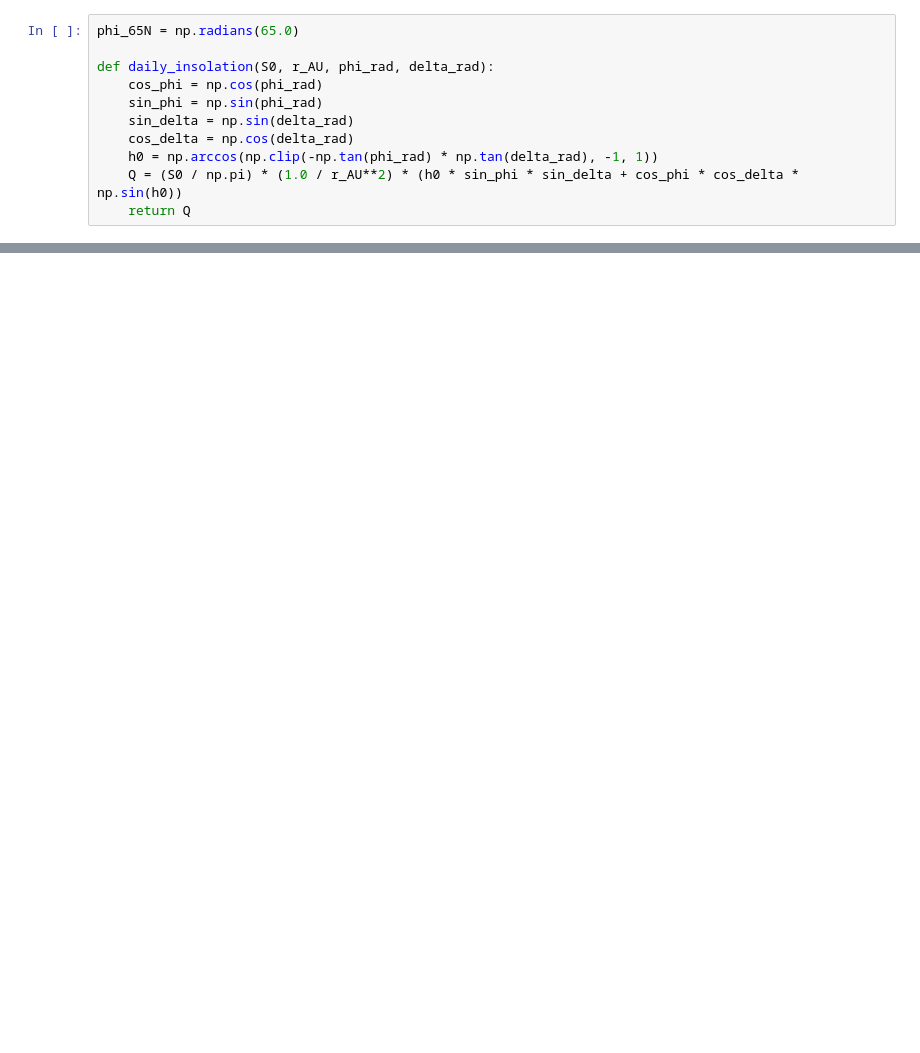
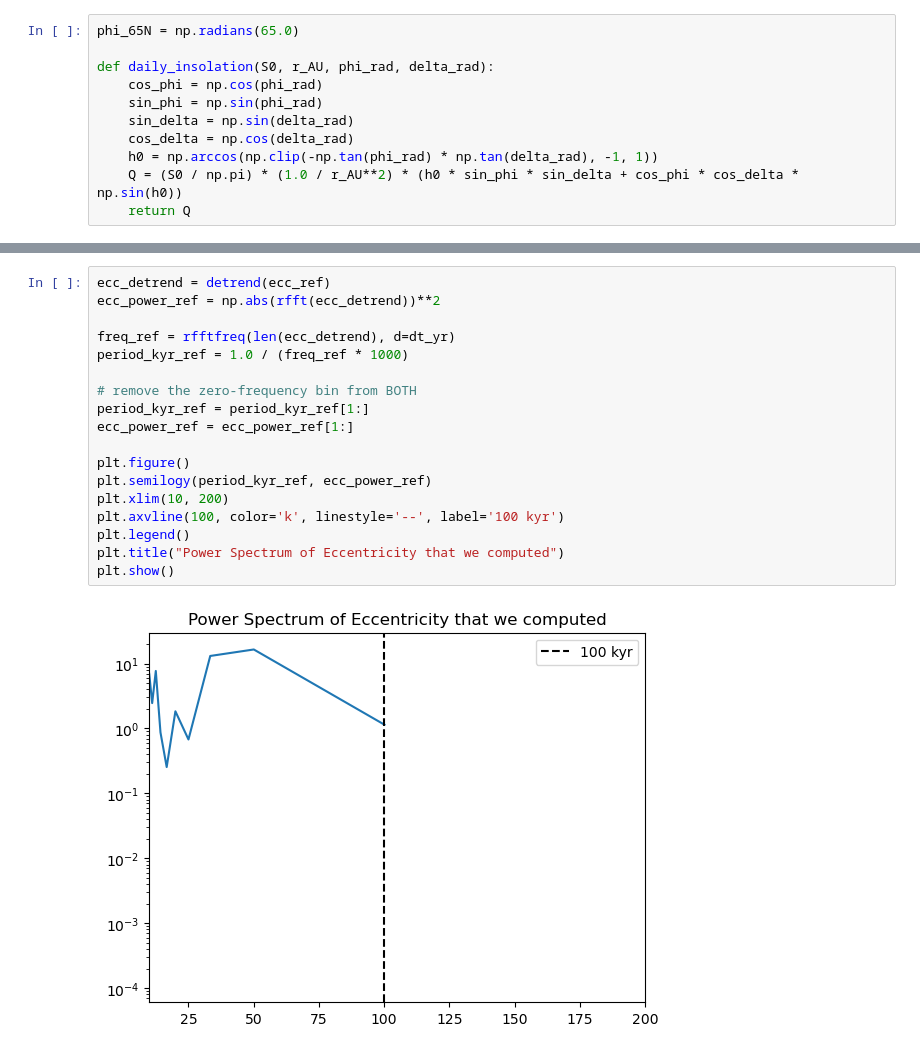
Before and after one commit to hazellau-cpu/earth-orbit-insolation, a Jupyter notebook: annika.ipynb, the cells around one changed output, grey strips where cells are left out. Drawn from its saved outputs; the diff is of its cells as text; blank space fills up the shorter version.

```diff
--- a/annika.ipynb
+++ b/annika.ipynb
@@ -390,0 +411,20 @@ def daily_insolation(S0, r_AU, phi_rad, delta_rad):
+# %%
+ecc_detrend = detrend(ecc_ref)
+ecc_power_ref = np.abs(rfft(ecc_detrend))**2
+
+freq_ref = rfftfreq(len(ecc_detrend), d=dt_yr)
+period_kyr_ref = 1.0 / (freq_ref * 1000)
+
+# remove the zero-frequency bin from BOTH
+period_kyr_ref = period_kyr_ref[1:]
+ecc_power_ref = ecc_power_ref[1:]
+
+plt.figure()
+plt.semilogy(period_kyr_ref, ecc_power_ref)
+plt.xlim(10, 200)
+plt.axvline(100, color='k', linestyle='--', label='100 kyr')
+plt.legend()
+plt.title("Power Spectrum of Eccentricity that we computed")
+plt.show()
+# %% [output]
+[figure, added]
```
Also changed, not shown: parts of 18 cells of this notebook.
